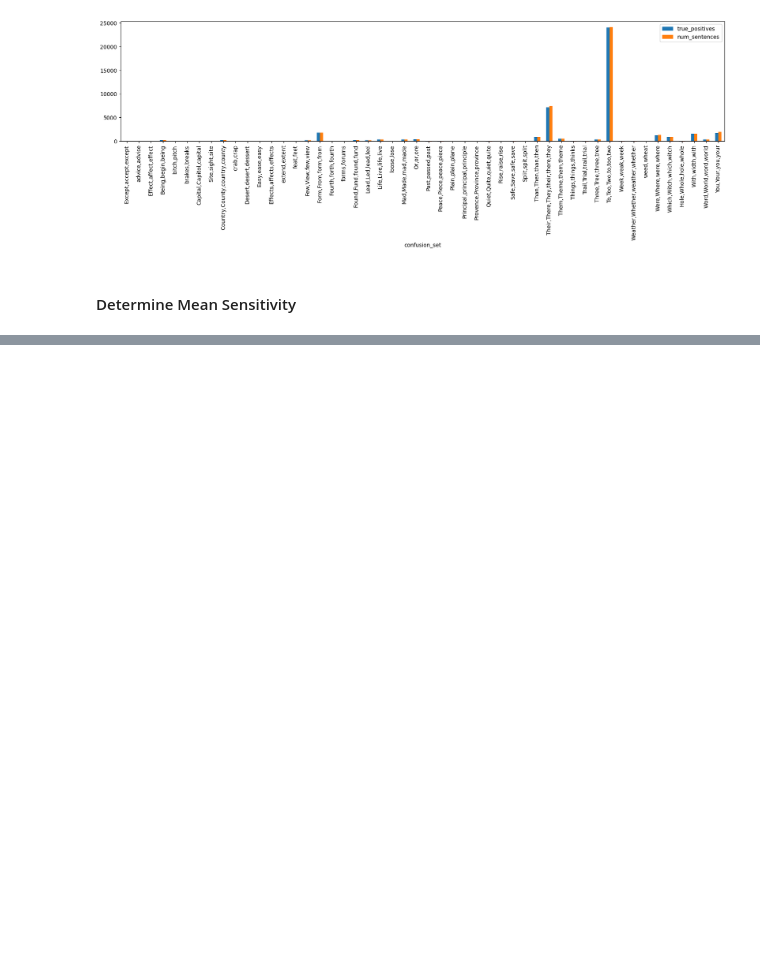
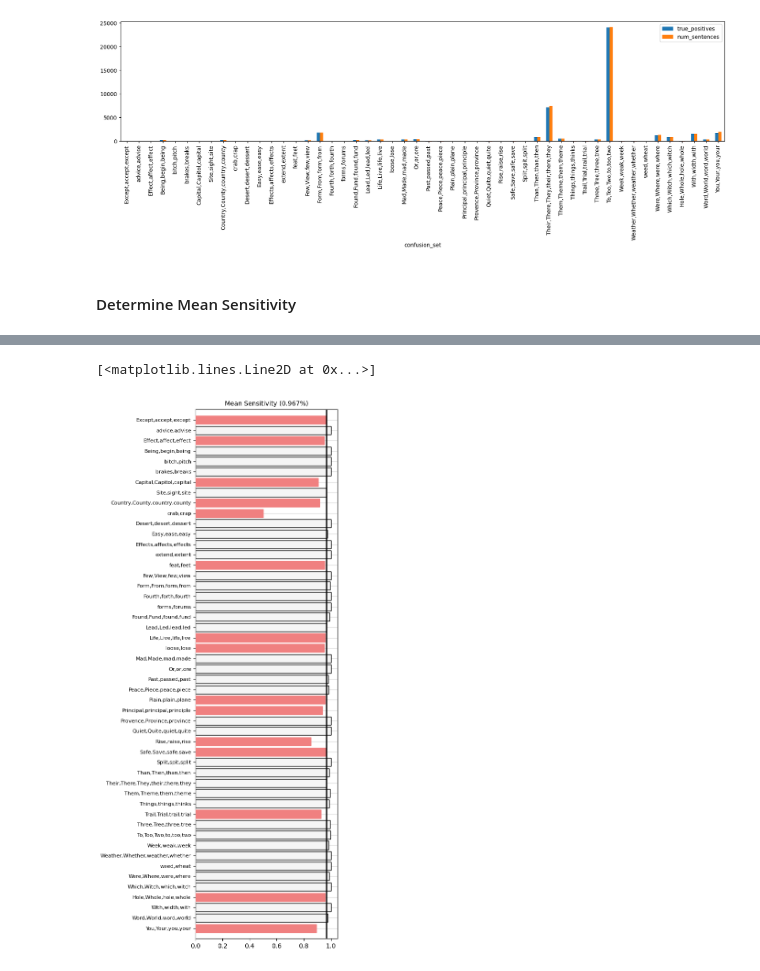
Before and after one commit to zesch/rwse-experiments, a Jupyter notebook: experiments/true_positives.ipynb, the cells around one changed output, grey strips where cells are left out. Saved outputs shown, nothing was run; the diff lists cells and outputs as text; code cells hidden in the pictures; blank space fills up the shorter version.

```diff
--- a/experiments/true_positives.ipynb
+++ b/experiments/true_positives.ipynb
@@ -249,0 +225,25 @@ ax.grid(color='lightgray', axis="y", zorder=0)
+# %%
+yticks = list(range(len(data_mean_sensitivity)))
+values = list(data_mean_sensitivity.values())
+labels = list(data_mean_sensitivity.keys())
+
+values.reverse()
+labels.reverse()
+
+fig, ax = plt.subplots(figsize=(4,15))
+ax.set_title(f"Mean Sensitivity ({mean_sensitivity:.3f}%)", fontsize=10)
+bars = ax.barh(yticks, values, zorder=3, color="whitesmoke", edgecolor="black", linewidth=1, align="center")
+for idx, value in enumerate(values):
+    if value < mean_sensitivity:
+        bars[idx].set_color('lightcoral')
+ax.set_yticks(yticks, labels, rotation='horizontal')
+ax.yaxis.set_tick_params(labelsize=8)
+ax.grid(color='lightgray', axis="y", zorder=0)
+ax.margins(y=0)
+
+x = [mean_sensitivity]*len(x)
+y = np.linspace(-1, len(data_mean_sensitivity))
+ax.plot(x, y, zorder=3, color="black", linewidth=2)
+# %% [output]
+[<matplotlib.lines.Line2D at 0x...>]
+[figure, added]
```
Also changed, not shown: parts of 10 cells of this notebook, 13 other files.
